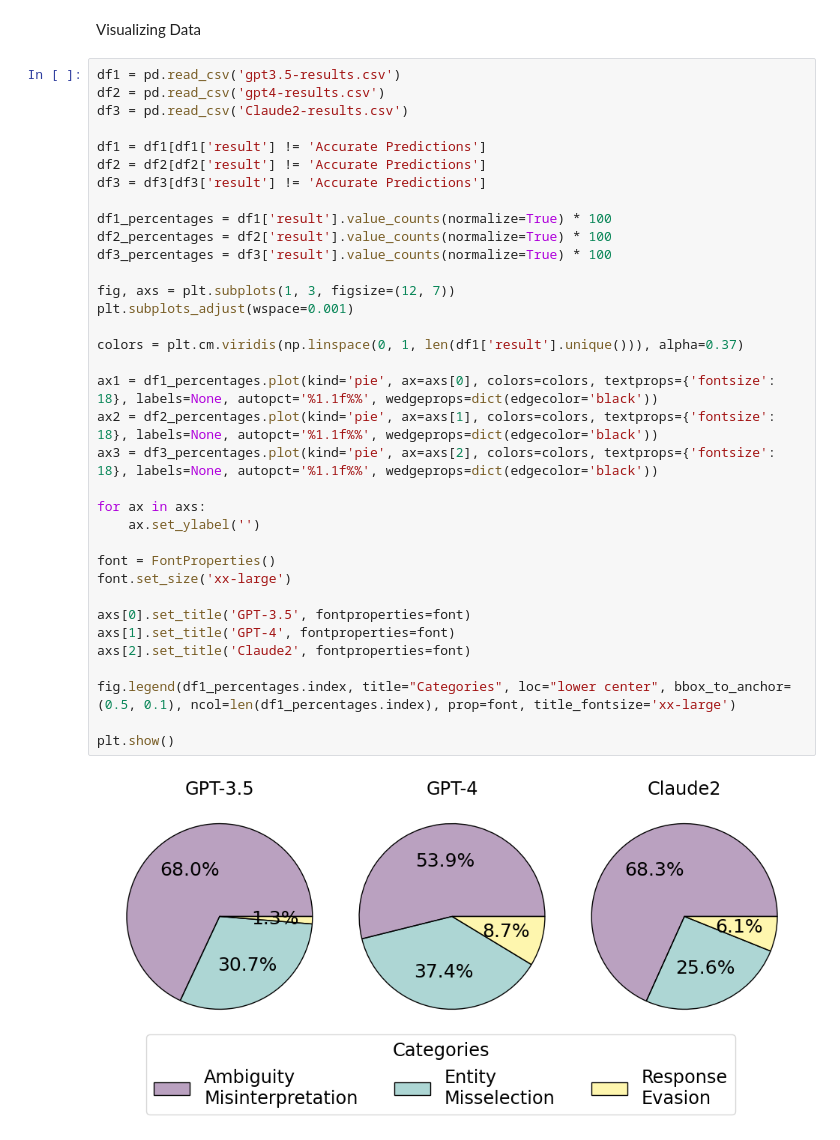
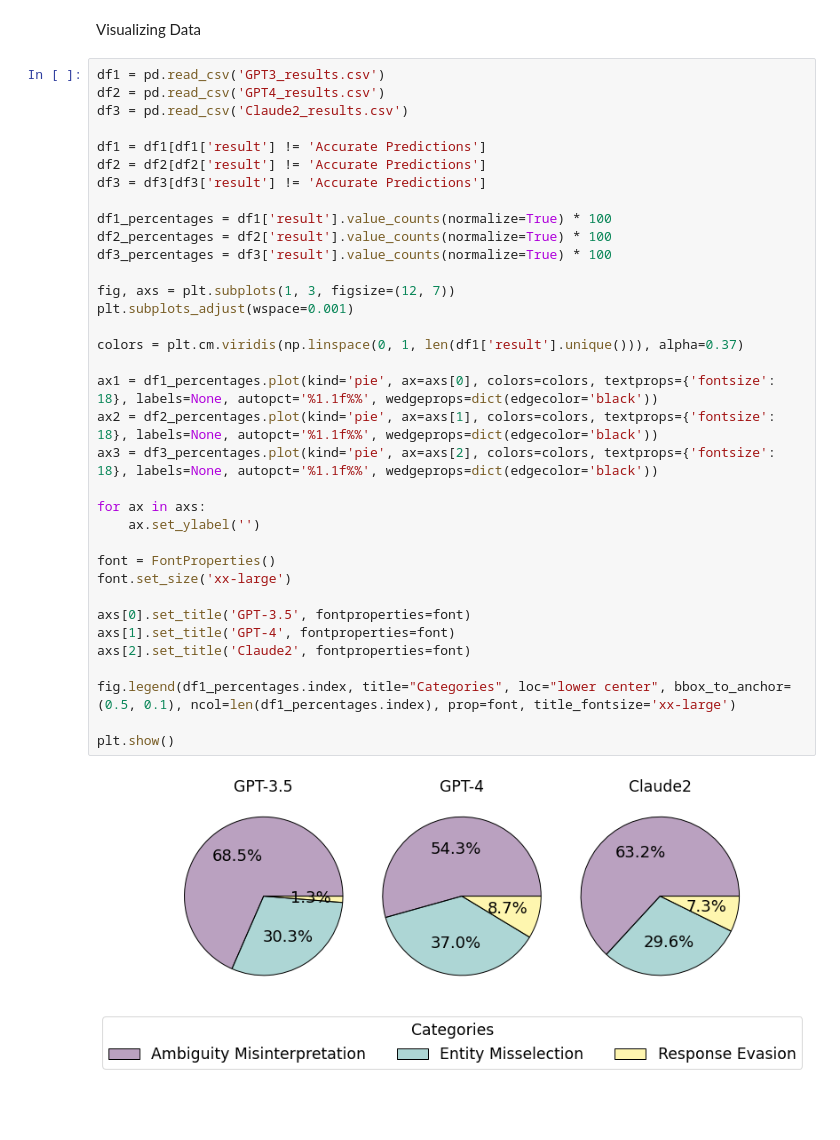
Before and after one commit to pardissz/WSCplus-TreeOfExperts, a Jupyter notebook: WSC+_Experiments.ipynb, the cells around one changed output. Drawn from its saved outputs; the diff is of its cells as text; blank space fills up the shorter version.

```diff
--- a/WSC+_Experiments.ipynb
+++ b/WSC+_Experiments.ipynb
@@ -326,39 +326,39 @@ print(df.head().to_string())
 # %% [markdown]
 Visualizing Data
 # %%
-df1 = pd.read_csv('gpt3.5-results.csv')
-df2 = pd.read_csv('gpt4-results.csv')
-df3 = pd.read_csv('Claude2-results.csv')
+df1 = pd.read_csv('GPT3_results.csv')
+df2 = pd.read_csv('GPT4_results.csv')
+df3 = pd.read_csv('Claude2_results.csv')
 
 df1 = df1[df1['result'] != 'Accurate Predictions']
 df2 = df2[df2['result'] != 'Accurate Predictions']
 df3 = df3[df3['result'] != 'Accurate Predictions']
 
 df1_percentages = df1['result'].value_counts(normalize=True) * 100
 df2_percentages = df2['result'].value_counts(normalize=True) * 100
 df3_percentages = df3['result'].value_counts(normalize=True) * 100
 
 fig, axs = plt.subplots(1, 3, figsize=(12, 7))
 plt.subplots_adjust(wspace=0.001)
 
 colors = plt.cm.viridis(np.linspace(0, 1, len(df1['result'].unique())), alpha=0.37)
 
 ax1 = df1_percentages.plot(kind='pie', ax=axs[0], colors=colors, textprops={'fontsize': 18}, labels=None, autopct='%1.1f%%', wedgeprops=dict(edgecolor='black'))
 ax2 = df2_percentages.plot(kind='pie', ax=axs[1], colors=colors, textprops={'fontsize': 18}, labels=None, autopct='%1.1f%%', wedgeprops=dict(edgecolor='black'))
 ax3 = df3_percentages.plot(kind='pie', ax=axs[2], colors=colors, textprops={'fontsize': 18}, labels=None, autopct='%1.1f%%', wedgeprops=dict(edgecolor='black'))
 
 for ax in axs:
     ax.set_ylabel('')
 
 font = FontProperties()
 font.set_size('xx-large')
 
 axs[0].set_title('GPT-3.5', fontproperties=font)
 axs[1].set_title('GPT-4', fontproperties=font)
 axs[2].set_title('Claude2', fontproperties=font)
 
 fig.legend(df1_percentages.index, title="Categories", loc="lower center", bbox_to_anchor=(0.5, 0.1), ncol=len(df1_percentages.index), prop=font, title_fontsize='xx-large')
 
 plt.show()
 # %% [output]
-[figure, old version]
+[figure, new version]
```
